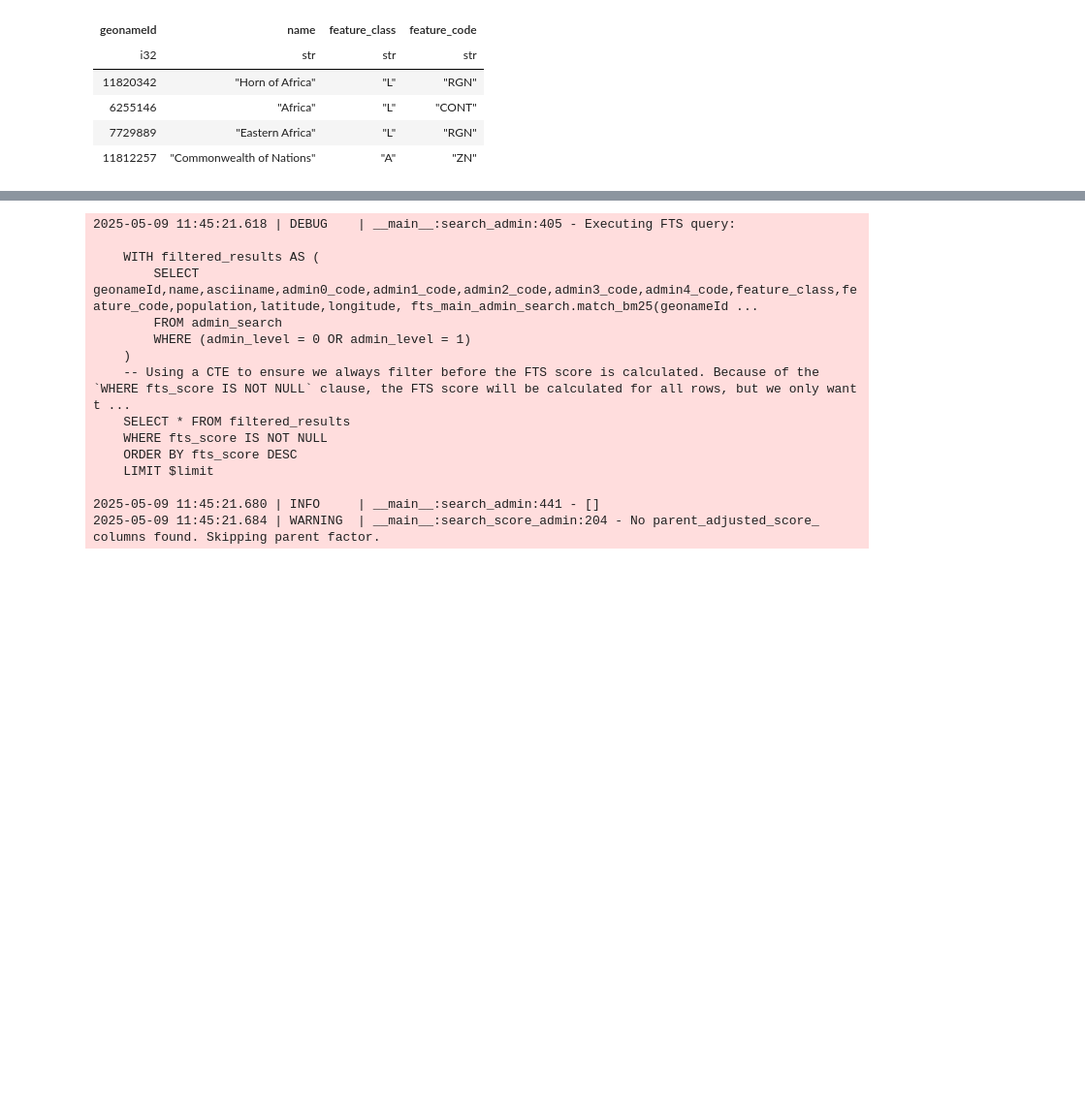
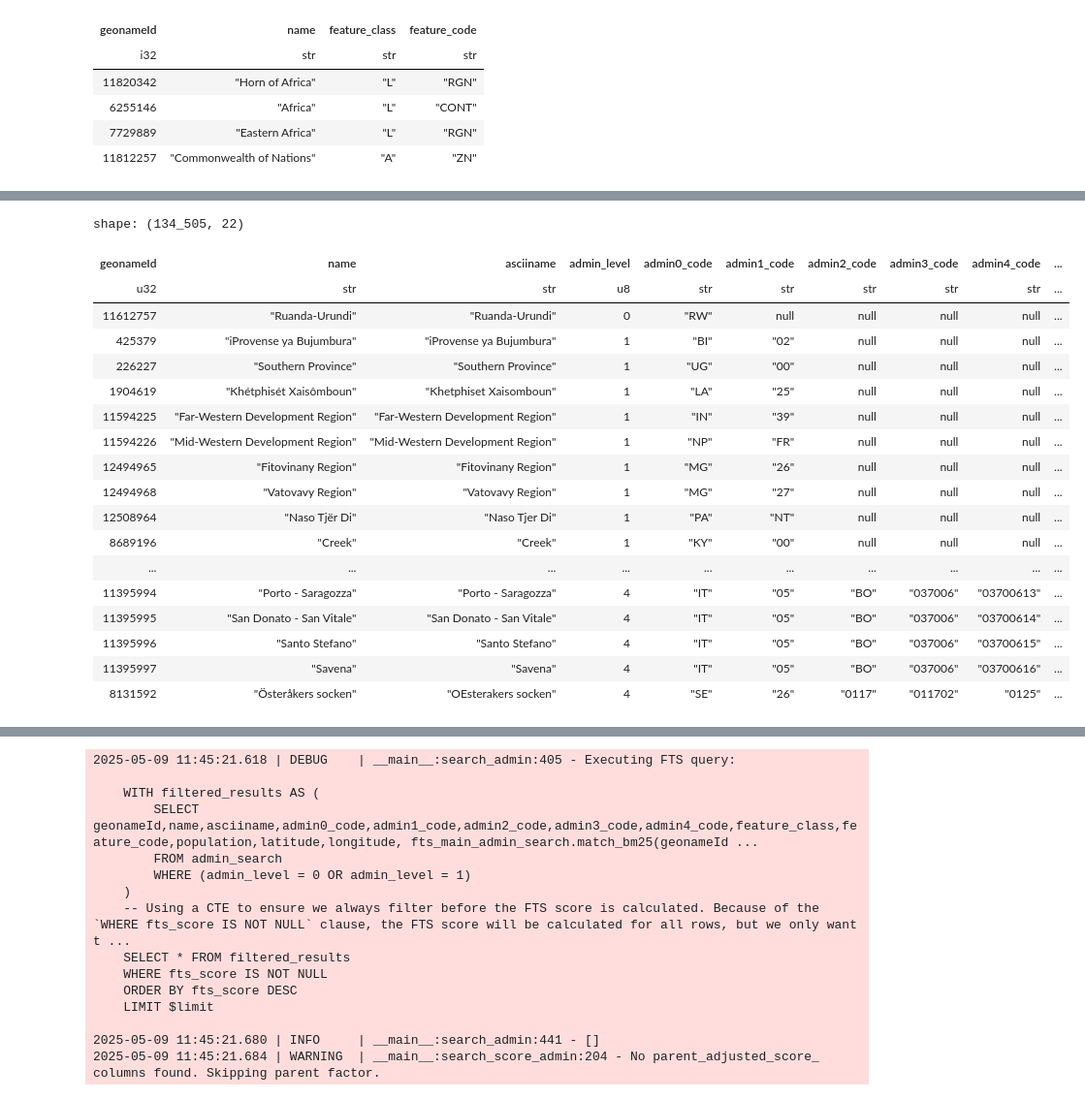
Before and after one commit to SamBroomy/heisenberg, a Jupyter notebook: test.ipynb, the cells around one changed output, grey strips where cells are left out. Shown at 97% size. Drawn from its saved outputs; the diff is of its cells as text; code cells hidden in the pictures; blank space fills up the shorter version.

```diff
--- a/test.ipynb
+++ b/test.ipynb
@@ -1164,0 +1104,22 @@ build_places_search_table(con, overwrite=False)
+# %%
+con.table("admin_search").pl().filter(pl.col("alternatenames").is_null())
+# %% [output]
+shape: (134_505, 22)
+| geonameId | name | asciiname | admin_level | admin0_code | admin1_code | admin2_code | admin3_code | admin4_code | ... |
+| u32 | str | str | u8 | str | str | str | str | str | ... |
+| 11612757 | "Ruanda-Urundi" | "Ruanda-Urundi" | 0 | "RW" | null | null | null | null | ... |
+| 425379 | "iProvense ya Bujumbura" | "iProvense ya Bujumbura" | 1 | "BI" | "02" | null | null | null | ... |
+| 226227 | "Southern Province" | "Southern Province" | 1 | "UG" | "00" | null | null | null | ... |
+| 1904619 | "Khétphisét Xaisômboun" | "Khetphiset Xaisomboun" | 1 | "LA" | "25" | null | null | null | ... |
+| 11594225 | "Far-Western Development Region" | "Far-Western Development Region" | 1 | "IN" | "39" | null | null | null | ... |
+| 11594226 | "Mid-Western Development Region" | "Mid-Western Development Region" | 1 | "NP" | "FR" | null | null | null | ... |
+| 12494965 | "Fitovinany Region" | "Fitovinany Region" | 1 | "MG" | "26" | null | null | null | ... |
+| 12494968 | "Vatovavy Region" | "Vatovavy Region" | 1 | "MG" | "27" | null | null | null | ... |
+| 12508964 | "Naso Tjër Di" | "Naso Tjer Di" | 1 | "PA" | "NT" | null | null | null | ... |
+| 8689196 | "Creek" | "Creek" | 1 | "KY" | "00" | null | null | null | ... |
+| ... | ... | ... | ... | ... | ... | ... | ... | ... | ... |
+| 11395994 | "Porto - Saragozza" | "Porto - Saragozza" | 4 | "IT" | "05" | "BO" | "037006" | "03700613" | ... |
+| 11395995 | "San Donato - San Vitale" | "San Donato - San Vitale" | 4 | "IT" | "05" | "BO" | "037006" | "03700614" | ... |
+| 11395996 | "Santo Stefano" | "Santo Stefano" | 4 | "IT" | "05" | "BO" | "037006" | "03700615" | ... |
+| 11395997 | "Savena" | "Savena" | 4 | "IT" | "05" | "BO" | "037006" | "03700616" | ... |
+| 8131592 | "Österåkers socken" | "OEsterakers socken" | 4 | "SE" | "26" | "0117" | "011702" | "0125" | ... |
```
Also changed, not shown: parts of 10 cells of this notebook, 16 other files.
